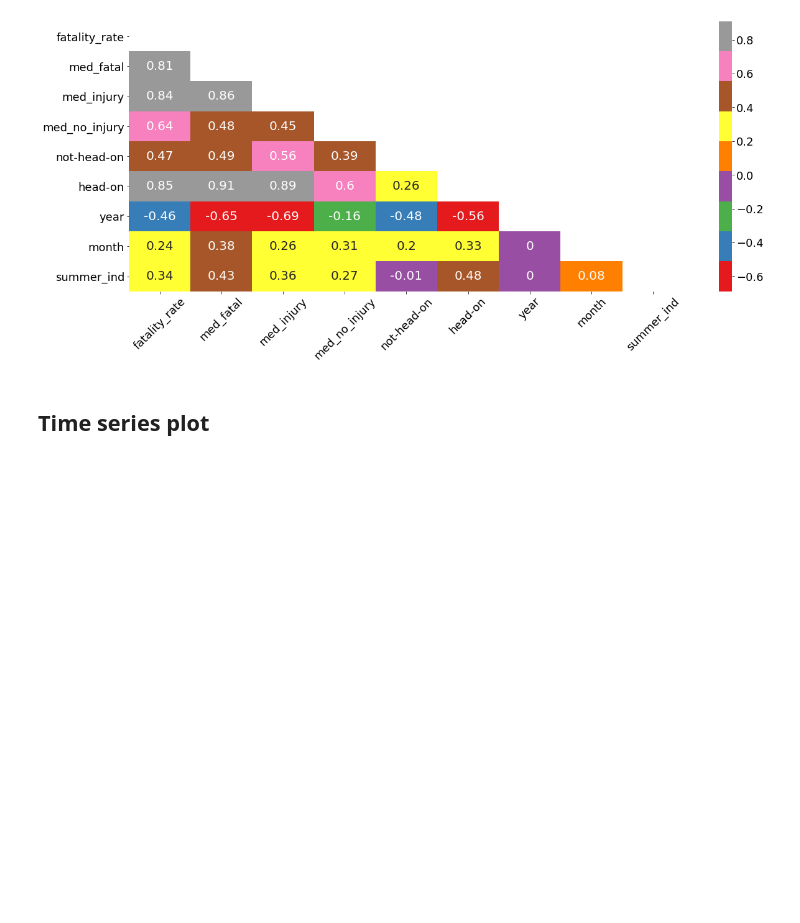
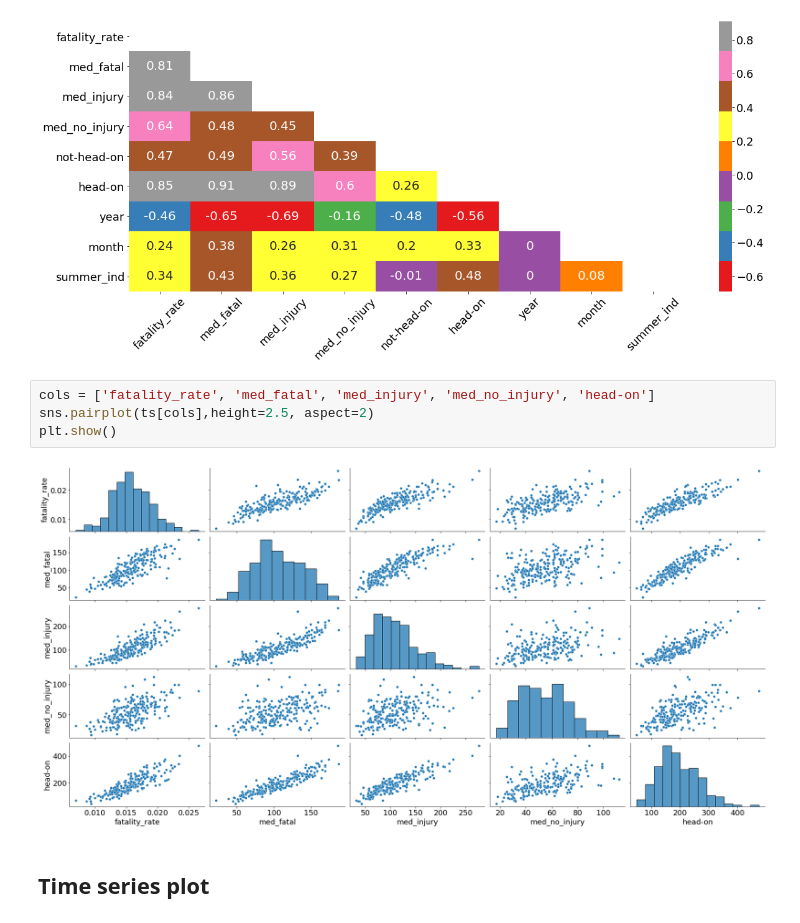
Before and after one commit to Owerre/Time-Series-Forecasting, a Jupyter notebook: fatality-forecast/notebooks/02-eda.ipynb, the cells around one changed output. Drawn from its saved outputs; the diff is of its cells as text; blank space fills up the shorter version.

```diff
--- a/fatality-forecast/notebooks/02-eda.ipynb
+++ b/fatality-forecast/notebooks/02-eda.ipynb
@@ -93,6 +97,12 @@ plt.xticks(rotation = 45)
 plt.show()
 # %% [output]
 [figure]
+# %%
+cols = ['fatality_rate', 'med_fatal', 'med_injury', 'med_no_injury', 'head-on']
+sns.pairplot(ts[cols],height=2.5, aspect=2)
+plt.show()
+# %% [output]
+[figure, added]
 # %% [markdown]
 ## Time series plot
 # %%
```
Also changed, not shown: parts of 2 cells of this notebook, 1 other file.
